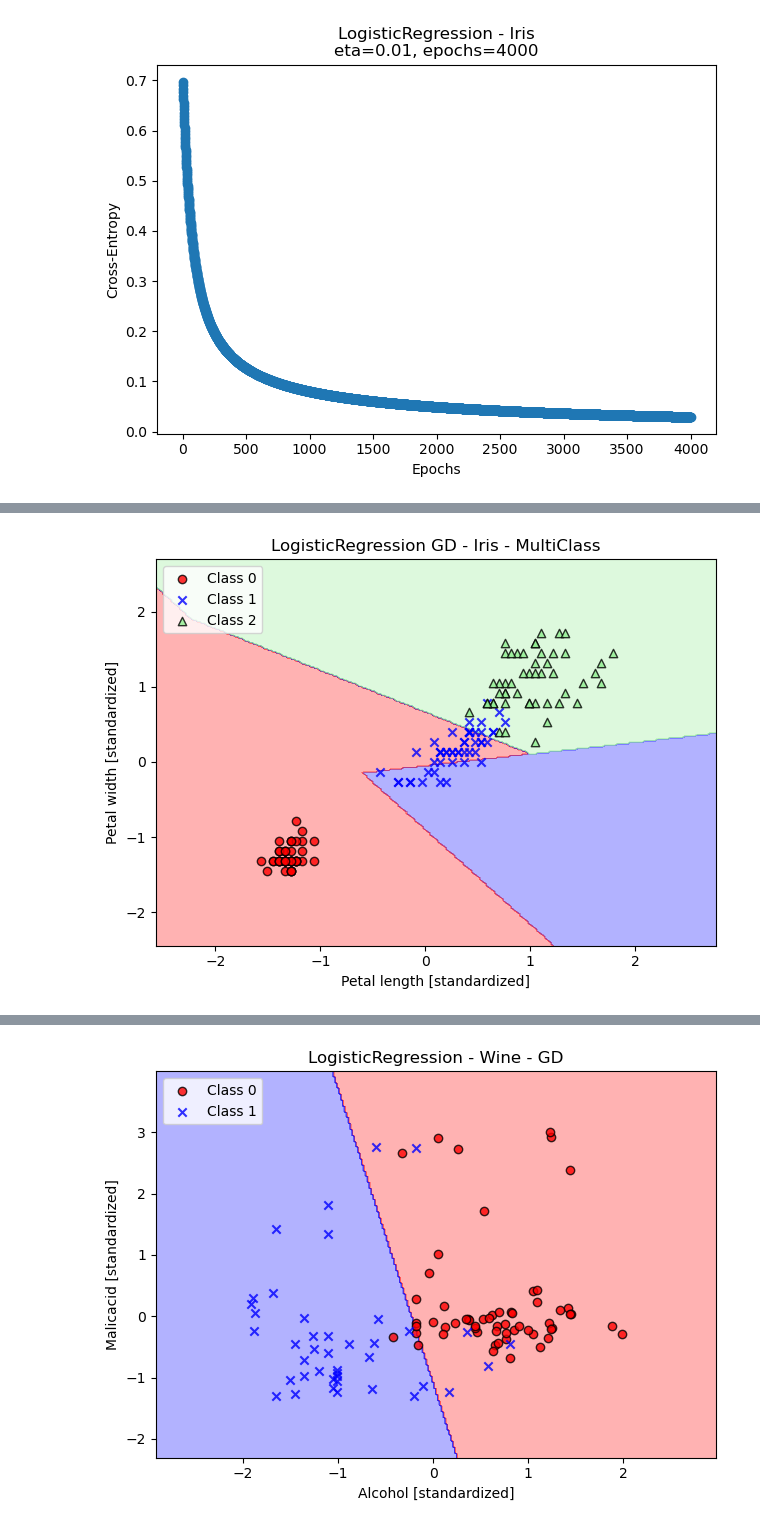
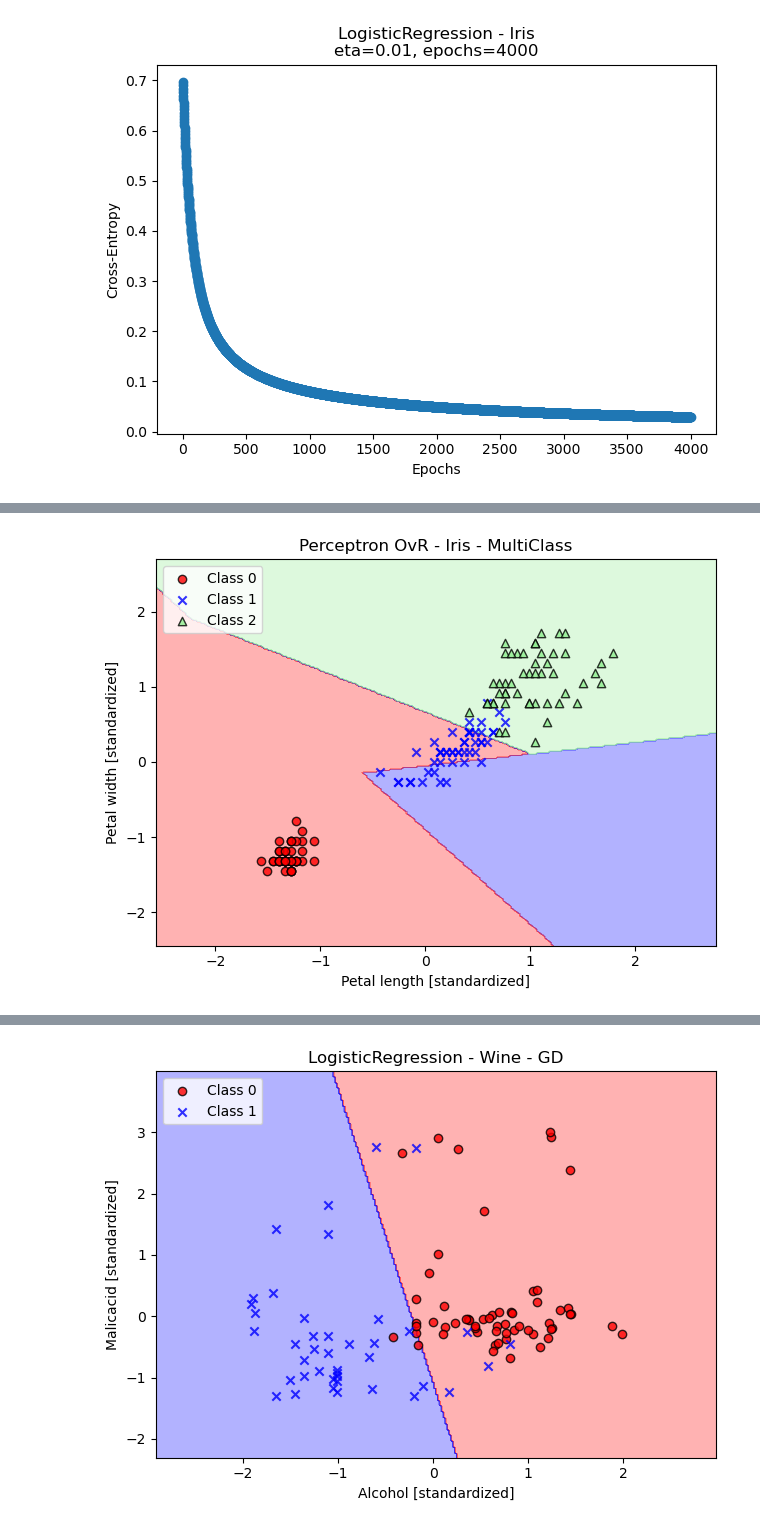
Before and after one commit to nnail0/429-hw1, a Jupyter notebook: 429_hw1_nn_mn.ipynb, the cells around one changed output, grey strips where cells are left out. Cells and saved outputs as stored; diff of their text form; code cells hidden in the pictures.

```diff
--- a/429_hw1_nn_mn.ipynb
+++ b/429_hw1_nn_mn.ipynb
@@ -473,7 +475,7 @@ import numpy as np
 
 class Perceptron:
     """
-    Docstring for Perceptron
+    Implementation taken from the textbook.
 
     Hyperparameters:
     eta: a float representing the learning rate.
@@ -518,9 +520,8 @@ class Perceptron:
         m = X.shape[1] #number of features in dataset
         rand_gen = np.random.RandomState(self.random_state)
         self.w_ = rand_gen.normal(loc=0.0, scale=0.01,
-                                  size=1 + m) #small random numbers
-                                              #drawn from a normal distrib.
-                                              #with std dev 0.01
+                                  size=1 + m)
+
         self.errors_ = []
 
         for _ in range(self.n_iter):
@@ -556,9 +557,9 @@ class Multiclass():
     """
 
     def __init__(self):
-        self.setosa_neuron = Perceptron(n_iter=NUM_ITER)
-        self.versicolor_neuron = Perceptron(n_iter=NUM_ITER)
-        self.virginica_neuron = Perceptron(n_iter=NUM_ITER)
+        self.setosa_neuron = Perceptron(n_iter=NUM_ITER, eta= ETA)
+        self.versicolor_neuron = Perceptron(n_iter=NUM_ITER, eta=ETA)
+        self.virginica_neuron = Perceptron(n_iter=NUM_ITER, eta=ETA)
     def fit(self, X, y):
         self.setosa_neuron.fit(X,np.where(y == 0,  1, -1))
         self.versicolor_neuron.fit(X,np.where(y == 1,  1, -1))
@@ -569,6 +570,7 @@ class Multiclass():
                              self.versicolor_neuron.predict(X),
                              self.virginica_neuron.predict(X)])
 
+        #select the class whose perceptron produces the largest output
         predicted = np.zeros(X.shape[0])
         for i in (range(X.shape[0])):
             best_value = c[i,0]
@@ -578,4 +580,5 @@ class Multiclass():
                     best_value = c[i,j]
                     best_label = j
             predicted[i]= best_label
+
         return predicted
@@ -599,13 +585,25 @@ X_std4[:,1] = (X_4[:,1] - X_4[:,1].mean()) / X_4[:,1].std()
+# %%
+X_4 = df.iloc[:, [2, 3]].to_numpy()
+Y_ref = df.iloc[:, 4].to_numpy()
+
+Y_ref = np.where(Y_ref == 'Iris-setosa',0,Y_ref)
+Y_ref = np.where(Y_ref == 'Iris-versicolor',1,Y_ref)
+Y_ref = np.where(Y_ref == 'Iris-virginica',2,Y_ref)
+
+X_std4 = np.copy(X_4)
+X_std4[:,0] = (X_4[:,0] - X_4[:,0].mean()) / X_4[:,0].std()
+X_std4[:,1] = (X_4[:,1] - X_4[:,1].mean()) / X_4[:,1].std()
 # %%
+mc = Multiclass()
 mc.fit(X_std4, Y_ref)
 plot_decision_regions(X_std4, Y_ref, classifier=mc)
 
-plt.title('LogisticRegression GD - Iris - MultiClass')
+plt.title('Perceptron OvR - Iris - MultiClass')
 plt.xlabel('Petal length [standardized]')
 plt.ylabel('Petal width [standardized]')
 plt.legend(loc='upper left')
 plt.tight_layout()
 plt.show()
 # %% [output]
-[figure, old version]
+[figure, new version]
 # %% [markdown]
```
Also changed, not shown: parts of 11 cells of this notebook.
